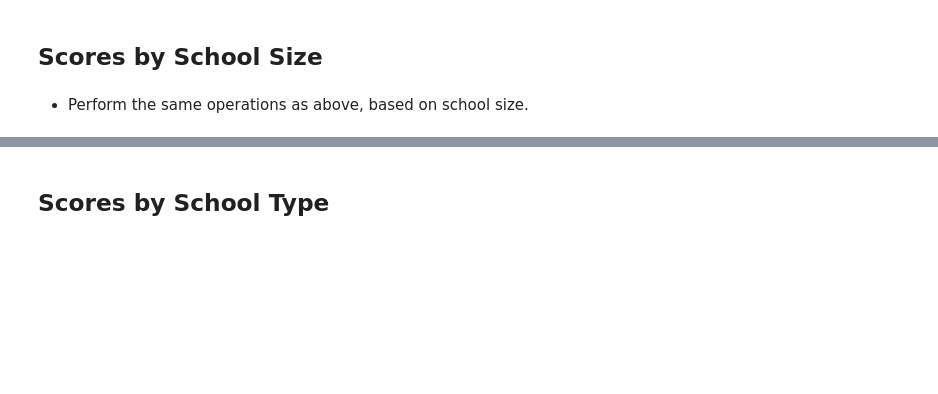
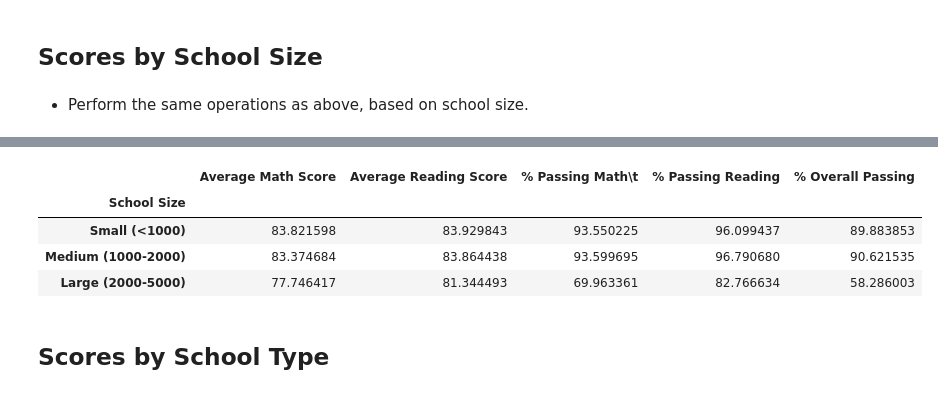
Before and after one commit to ushaakumaar/School_Performance_Analysis-Pandas, a Jupyter notebook: PyCitySchools/PyCitySchools_starter.ipynb, the cells around one changed output, grey strips where cells are left out. Saved outputs shown, nothing was run; the diff lists cells and outputs as text; code cells hidden in the pictures; blank space fills up the shorter version.

Commit message:
Logic to create a table that breaks down school performances based on School size.

```diff
--- a/PyCitySchools/PyCitySchools_starter.ipynb
+++ b/PyCitySchools/PyCitySchools_starter.ipynb
@@ -389,3 +382,55 @@ scoresBySchoolSpendingDF
+# %%
+# Create a new DataFrame for Scores by School Size
+scoresBySchoolSize = schoolSummaryDF
+
+# Create a list of conditions for the three reasonable bins to group school sizes
+conditions = [
+    (scoresBySchoolSize["Total Students"] < 1000),
+    (scoresBySchoolSize["Total Students"] >= 1000) & (scoresBySchoolSize["Total Students"] < 2000),
+    (scoresBySchoolSize["Total Students"] >= 2000) & (scoresBySchoolSize["Total Students"] <= 5000)
+]
+
+# Create a list of the values we want to assign for each condition above
+values = ["Small (<1000)","Medium (1000-2000)","Large (2000-5000)"]
+
+# Create a new column and use np.select to assign the bin of School
+# sizes that each school falls into, using the lists as arguments
+scoresBySchoolSize["School Size"] = np.select(conditions,values)
+
+# Calculate Average Math Score by School Size
+avgMathScoreBySize =  scoresBySchoolSize.groupby(["School Size"])["Average Math Score"].mean()
+
+# Calculate Average Reading Score by School Size
+avgReadScoreBySize = scoresBySchoolSize.groupby(["School Size"])["Average Reading Score"].mean()
+
+# Calculate % Passing Math by School Size
+percentMathPassBySize = scoresBySchoolSize.groupby(["School Size"])["% Passing Math"].mean()
+
+# Calculate % Passing Reading by School Size
+percentReadPassBySize = scoresBySchoolSize.groupby(["School Size"])["% Passing Reading"].mean()
+
+# Calculate Overall Passing Rate by School Size
+percentOverallPassBySize = scoresBySchoolSize.groupby(["School Size"])["% Overall Passing"].mean()
+
+# Combine the series into a dataframe
+scoresBySchoolSizeDF = pd.DataFrame({
+    "Average Math Score"  : avgMathScoreBySize,
+    "Average Reading Score" : avgReadScoreBySize,
+    "% Passing Math	" : percentMathPassBySize,
+    "% Passing Reading" : percentReadPassBySize,
+    "% Overall Passing": percentOverallPassBySize
+})
+
+scoresBySchoolSizeDF.sort_values(by=["School Size"],
+                                     inplace = True,
+                                     ascending = False)
+scoresBySchoolSizeDF
+# %% [output]
+|  | Average Math Score | Average Reading Score | % Passing Math\t | % Passing Reading | % Overall Passing |
+| School Size |  |  |  |  |  |
+| Small (<1000) | 83.821598 | 83.929843 | 93.550225 | 96.099437 | 89.883853 |
+| Medium (1000-2000) | 83.374684 | 83.864438 | 93.599695 | 96.790680 | 90.621535 |
+| Large (2000-5000) | 77.746417 | 81.344493 | 69.963361 | 82.766634 | 58.286003 |
 # %% [markdown]
 ## Scores by School Type
 # %% [markdown]
```
Also changed, not shown: parts of 2 cells of this notebook.
